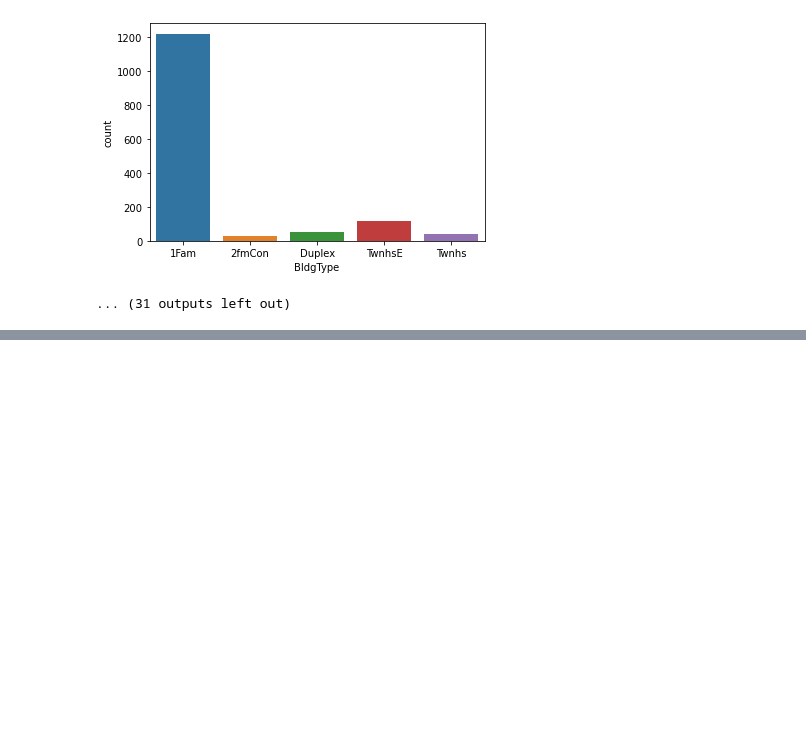
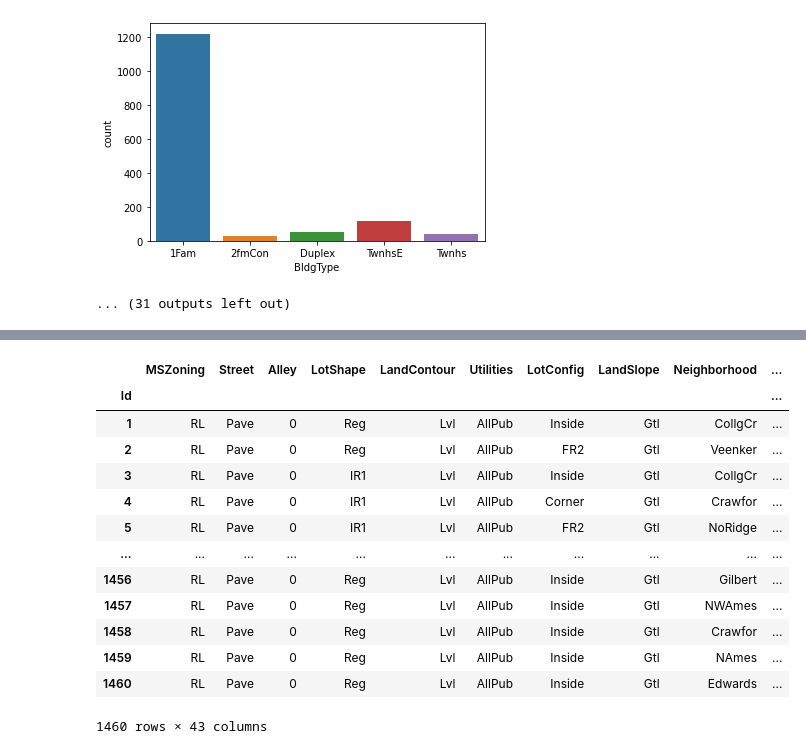
Before and after one commit to corina-cerezo/Proyecto-1-IA, a Jupyter notebook: Proyecto 1 IA.ipynb, the cells around one changed output, grey strips where cells are left out. Drawn from its saved outputs; the diff is of its cells as text; code cells hidden in the pictures; blank space fills up the shorter version.

```diff
--- a/Proyecto 1 IA.ipynb
+++ b/Proyecto 1 IA.ipynb
@@ -8,6 +7,7 @@ train = pd.read_csv("train.csv", index_col="Id")
 test = pd.read_csv("test.csv", index_col="Id")
 ample_submission = pd.read_csv("sample_submission.csv", index_col="Id")
 train.fillna(0,inplace=True)
+test.fillna(0,inplace=True)
 # %%
 train.head()
 # %% [output]
@@ -21,0 +51,6 @@ train.head()
+# %%
+train['MSSubClass'] = train['MSSubClass'].astype('category')
+print(train['MSSubClass'].dtype)
+print(train['MSSubClass'].isnull().sum())
+## este cambio tambien lo hacemos en test
+test['MSSubClass'] = test['MSSubClass'].astype('category')
@@ -49,10 +813,9 @@ la distribución de los datos, por ejemplo, a continuación se realiza para aque
 sería mejor analizarlo con una matriz de correlación.
 # %%
 #Las variables que son object
-import pandas as pd
 import numpy as np
 import copy
-trainObj = train.select_dtypes(include=['object']).copy()
-#trainObj.iloc[0:4,[0,8]]
-#trainObj[].value_counts()
-#train['MSSubClass'].value_counts()
+trainObj = train.select_dtypes(include=['object' or 'category']).copy()
+#también lo hacemos para test
+testObj = test.select_dtypes(include=['object'or 'category']).copy()
+trainObj.head()
@@ -79,0 +856,21 @@ for i, col in enumerate(trainObj.columns):
+# %%
+#Variables explicativas categóricas
+XtrainCat = trainObj.copy()
+#también lo hacemos para test
+XtestCat = test[XtrainCat.columns]
+XtrainCat
+# %% [output]
+|  | MSZoning | Street | Alley | LotShape | LandContour | Utilities | LotConfig | LandSlope | Neighborhood | ... |
+| Id |  |  |  |  |  |  |  |  |  | ... |
+| 1 | RL | Pave | 0 | Reg | Lvl | AllPub | Inside | Gtl | CollgCr | ... |
+| 2 | RL | Pave | 0 | Reg | Lvl | AllPub | FR2 | Gtl | Veenker | ... |
+| 3 | RL | Pave | 0 | IR1 | Lvl | AllPub | Inside | Gtl | CollgCr | ... |
+| 4 | RL | Pave | 0 | IR1 | Lvl | AllPub | Corner | Gtl | Crawfor | ... |
+| 5 | RL | Pave | 0 | IR1 | Lvl | AllPub | FR2 | Gtl | NoRidge | ... |
+| ... | ... | ... | ... | ... | ... | ... | ... | ... | ... | ... |
+| 1456 | RL | Pave | 0 | Reg | Lvl | AllPub | Inside | Gtl | Gilbert | ... |
+| 1457 | RL | Pave | 0 | Reg | Lvl | AllPub | Inside | Gtl | NWAmes | ... |
+| 1458 | RL | Pave | 0 | Reg | Lvl | AllPub | Inside | Gtl | Crawfor | ... |
+| 1459 | RL | Pave | 0 | Reg | Lvl | AllPub | Inside | Gtl | NAmes | ... |
+| 1460 | RL | Pave | 0 | Reg | Lvl | AllPub | Inside | Gtl | Edwards | ... |
+1460 rows × 43 columns
```
Also changed, not shown: parts of 204 cells of this notebook.
